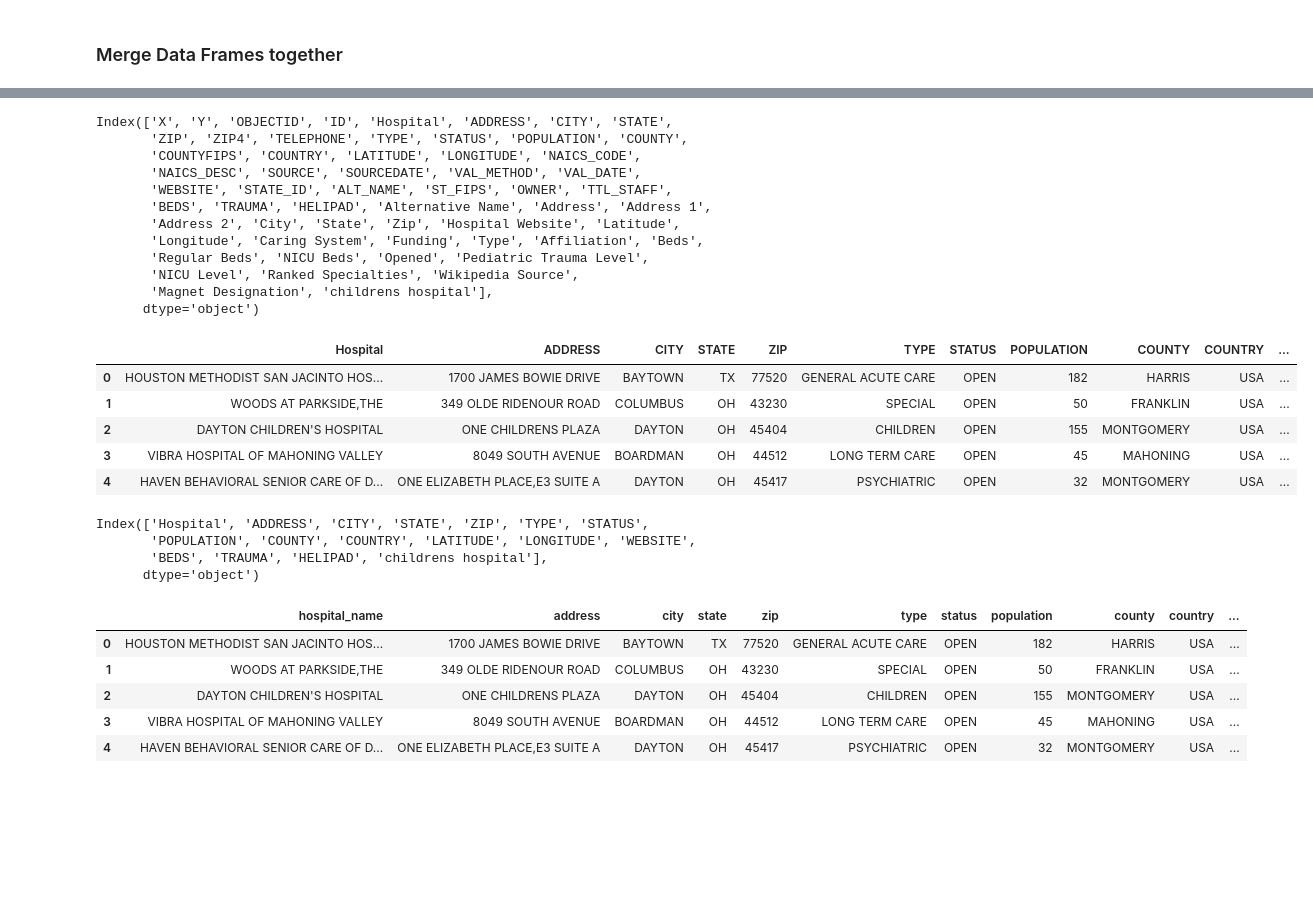
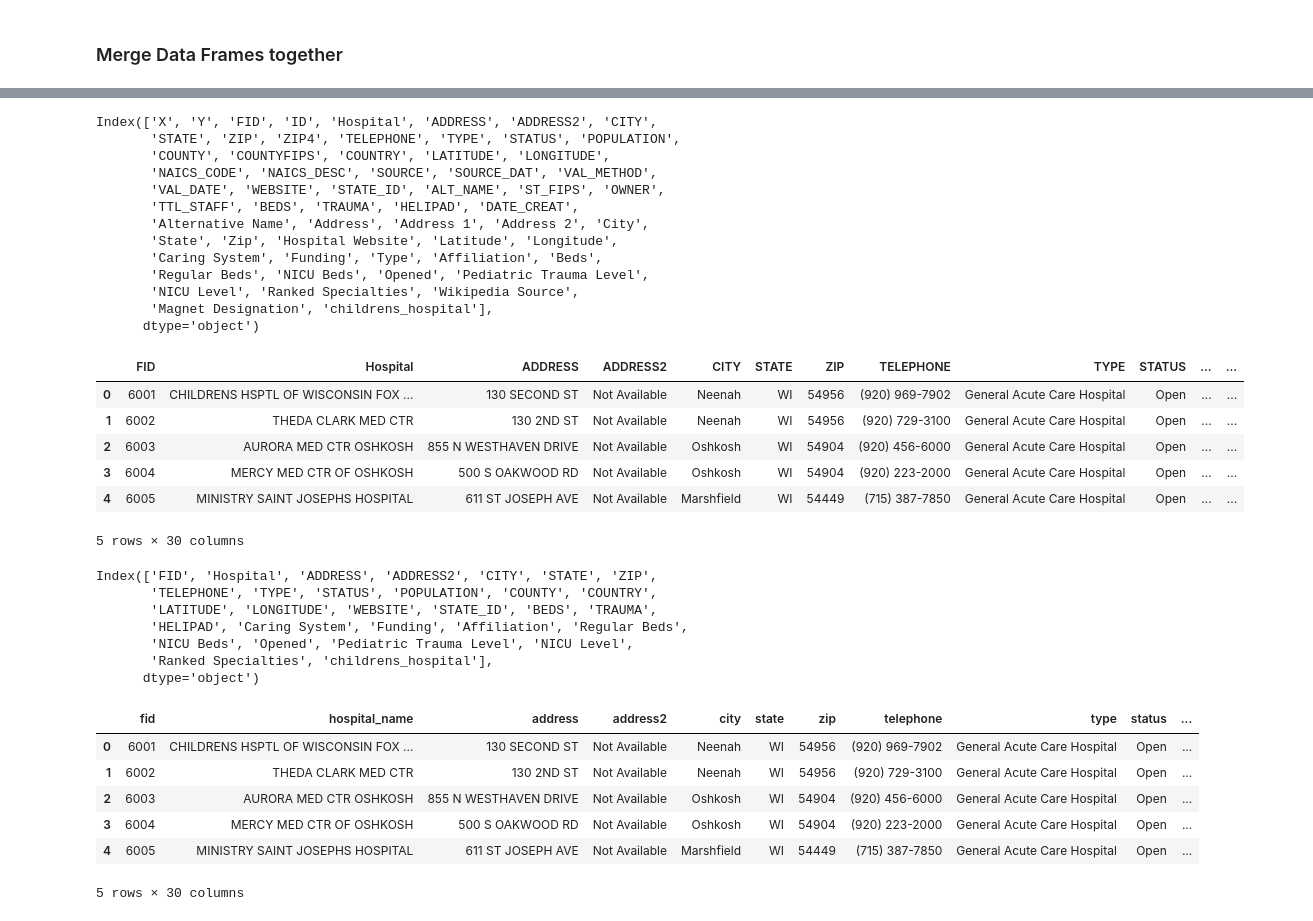
Before and after one commit to maproctor95/hospitals_ETL, a Jupyter notebook: ETL_Mini_Project.ipynb, the cells around one changed output, grey strips where cells are left out. Saved outputs shown, nothing was run; the diff lists cells and outputs as text; code cells hidden in the pictures; blank space fills up the shorter version.

Commit message:
new data

```diff
--- a/ETL_Mini_Project.ipynb
+++ b/ETL_Mini_Project.ipynb
@@ -7,6 +7,6 @@ pd.set_option('max_colwidth', 400)
 ### Extract the Hospital.csv Data
 # %%
 # Read the data into a Pandas DataFrame
-Hospital_info_df = pd.read_csv('Data/Hospitals.csv')
+Hospital_info_df = pd.read_csv('Data/Hospitals_data_world.csv')
 Hospital_info_df.head()
 # %% [output]
@@ -108,7 +108,7 @@ Index(['Hospital', 'Alternative Name', 'Address', 'Address 1', 'Address 2',
        'Magnet Designation'],
       dtype='object')
 # %%
-children_hospital_info_df[["childrens_hospital"]] = 'yes'
+children_hospital_info_df[["childrens_hospital"]] = 'TRUE'
 # %%
 children_hospital_info_df.head()
 # %% [output]
@@ -137,56 +137,61 @@ Hospitals_merged_df.tail()
 # Get the columns.
 Hospitals_merged_df.columns
 # %% [output]
-Index(['X', 'Y', 'OBJECTID', 'ID', 'Hospital', 'ADDRESS', 'CITY', 'STATE',
-       'ZIP', 'ZIP4', 'TELEPHONE', 'TYPE', 'STATUS', 'POPULATION', 'COUNTY',
-       'COUNTYFIPS', 'COUNTRY', 'LATITUDE', 'LONGITUDE', 'NAICS_CODE',
-       'NAICS_DESC', 'SOURCE', 'SOURCEDATE', 'VAL_METHOD', 'VAL_DATE',
-       'WEBSITE', 'STATE_ID', 'ALT_NAME', 'ST_FIPS', 'OWNER', 'TTL_STAFF',
-       'BEDS', 'TRAUMA', 'HELIPAD', 'Alternative Name', 'Address', 'Address 1',
-       'Address 2', 'City', 'State', 'Zip', 'Hospital Website', 'Latitude',
-       'Longitude', 'Caring System', 'Funding', 'Type', 'Affiliation', 'Beds',
+Index(['X', 'Y', 'FID', 'ID', 'Hospital', 'ADDRESS', 'ADDRESS2', 'CITY',
+       'STATE', 'ZIP', 'ZIP4', 'TELEPHONE', 'TYPE', 'STATUS', 'POPULATION',
+       'COUNTY', 'COUNTYFIPS', 'COUNTRY', 'LATITUDE', 'LONGITUDE',
+       'NAICS_CODE', 'NAICS_DESC', 'SOURCE', 'SOURCE_DAT', 'VAL_METHOD',
+       'VAL_DATE', 'WEBSITE', 'STATE_ID', 'ALT_NAME', 'ST_FIPS', 'OWNER',
+       'TTL_STAFF', 'BEDS', 'TRAUMA', 'HELIPAD', 'DATE_CREAT',
+       'Alternative Name', 'Address', 'Address 1', 'Address 2', 'City',
+       'State', 'Zip', 'Hospital Website', 'Latitude', 'Longitude',
+       'Caring System', 'Funding', 'Type', 'Affiliation', 'Beds',
        'Regular Beds', 'NICU Beds', 'Opened', 'Pediatric Trauma Level',
        'NICU Level', 'Ranked Specialties', 'Wikipedia Source',
-       'Magnet Designation', 'childrens hospital'],
+       'Magnet Designation', 'childrens_hospital'],
       dtype='object')
 # %%
 #Delete the unwanted columns
-Hospitals_merged_df = Hospitals_merged_df.drop(columns={'X', 'Y', 'OBJECTID', 'ID', 'ZIP4', 'TELEPHONE',
-       'COUNTYFIPS', 'NAICS_CODE',
-       'NAICS_DESC', 'SOURCE', 'SOURCEDATE', 'VAL_METHOD', 'VAL_DATE', 'STATE_ID', 'ALT_NAME', 'ST_FIPS', 'OWNER', 'TTL_STAFF',
-        'Alternative Name', 'Address', 'Address 1',
-       'Address 2', 'City', 'State', 'Zip', 'Hospital Website', 'Latitude',
-       'Longitude', 'Type', 'Affiliation', 'Opened',
-        'Ranked Specialties', 'Wikipedia Source',
-       'Magnet Designation', 'Caring System', 'Funding', 'Type', 'Affiliation', 'Beds',
-       'Regular Beds', 'NICU Beds', 'Opened', 'Pediatric Trauma Level',
-       'NICU Level', 'Ranked Specialties', 'Wikipedia Source',
+Hospitals_merged_df = Hospitals_merged_df.drop(columns={'X', 'Y', 'ID',
+       'ZIP4',
+       'COUNTYFIPS',
+       'NAICS_CODE', 'NAICS_DESC', 'SOURCE', 'SOURCE_DAT', 'VAL_METHOD',
+       'VAL_DATE', 'ALT_NAME', 'ST_FIPS', 'OWNER',
+       'TTL_STAFF', 'DATE_CREAT', 'Beds',
+       'Alternative Name', 'Address', 'Address 1', 'Address 2', 'City',
+       'State', 'Zip', 'Hospital Website', 'Latitude', 'Longitude',
+         'Type', 'Wikipedia Source',
        'Magnet Designation'})
 Hospitals_merged_df.head()
 # %% [output]
-|  | Hospital | ADDRESS | CITY | STATE | ZIP | TYPE | STATUS | POPULATION | COUNTY | COUNTRY | ... |
-| 0 | HOUSTON METHODIST SAN JACINTO HOS... | 1700 JAMES BOWIE DRIVE | BAYTOWN | TX | 77520 | GENERAL ACUTE CARE | OPEN | 182 | HARRIS | USA | ... |
-| 1 | WOODS AT PARKSIDE,THE | 349 OLDE RIDENOUR ROAD | COLUMBUS | OH | 43230 | SPECIAL | OPEN | 50 | FRANKLIN | USA | ... |
-| 2 | DAYTON CHILDREN'S HOSPITAL | ONE CHILDRENS PLAZA | DAYTON | OH | 45404 | CHILDREN | OPEN | 155 | MONTGOMERY | USA | ... |
-| 3 | VIBRA HOSPITAL OF MAHONING VALLEY | 8049 SOUTH AVENUE | BOARDMAN | OH | 44512 | LONG TERM CARE | OPEN | 45 | MAHONING | USA | ... |
-| 4 | HAVEN BEHAVIORAL SENIOR CARE OF D... | ONE ELIZABETH PLACE,E3 SUITE A | DAYTON | OH | 45417 | PSYCHIATRIC | OPEN | 32 | MONTGOMERY | USA | ... |
+|  | FID | Hospital | ADDRESS | ADDRESS2 | CITY | STATE | ZIP | TELEPHONE | TYPE | STATUS | ... | ... |
+| 0 | 6001 | CHILDRENS HSPTL OF WISCONSIN FOX ... | 130 SECOND ST | Not Available | Neenah | WI | 54956 | (920) 969-7902 | General Acute Care Hospital | Open | ... | ... |
+| 1 | 6002 | THEDA CLARK MED CTR | 130 2ND ST | Not Available | Neenah | WI | 54956 | (920) 729-3100 | General Acute Care Hospital | Open | ... | ... |
+| 2 | 6003 | AURORA MED CTR OSHKOSH | 855 N WESTHAVEN DRIVE | Not Available | Oshkosh | WI | 54904 | (920) 456-6000 | General Acute Care Hospital | Open | ... | ... |
+| 3 | 6004 | MERCY MED CTR OF OSHKOSH | 500 S OAKWOOD RD | Not Available | Oshkosh | WI | 54904 | (920) 223-2000 | General Acute Care Hospital | Open | ... | ... |
+| 4 | 6005 | MINISTRY SAINT JOSEPHS HOSPITAL | 611 ST JOSEPH AVE | Not Available | Marshfield | WI | 54449 | (715) 387-7850 | General Acute Care Hospital | Open | ... | ... |
+5 rows × 30 columns
 # %%
 Hospitals_merged_df.columns
 # %% [output]
-Index(['Hospital', 'ADDRESS', 'CITY', 'STATE', 'ZIP', 'TYPE', 'STATUS',
-       'POPULATION', 'COUNTY', 'COUNTRY', 'LATITUDE', 'LONGITUDE', 'WEBSITE',
-       'BEDS', 'TRAUMA', 'HELIPAD', 'childrens hospital'],
+Index(['FID', 'Hospital', 'ADDRESS', 'ADDRESS2', 'CITY', 'STATE', 'ZIP',
+       'TELEPHONE', 'TYPE', 'STATUS', 'POPULATION', 'COUNTY', 'COUNTRY',
+       'LATITUDE', 'LONGITUDE', 'WEBSITE', 'STATE_ID', 'BEDS', 'TRAUMA',
+       'HELIPAD', 'Caring System', 'Funding', 'Affiliation', 'Regular Beds',
+       'NICU Beds', 'Opened', 'Pediatric Trauma Level', 'NICU Level',
+       'Ranked Specialties', 'childrens_hospital'],
       dtype='object')
 # %%
 # Rename the columns.
 Hospitals_merged_df = Hospitals_merged_df.rename(columns={'Hospital': 'hospital_name', 'ADDRESS': 'address', 'CITY': 'city', 'STATE': 'state', 'ZIP': 'zip', 'TYPE': 'type', 'STATUS': 'status',
        'POPULATION': 'population', 'COUNTY': 'county', 'COUNTRY': 'country', 'LATITUDE': 'latitude', 'LONGITUDE': 'longitude', 'WEBSITE': 'website',
-       'BEDS': 'beds', 'TRAUMA': 'trauma', 'HELIPAD': 'helipad'})
+       'BEDS': 'beds', 'TRAUMA': 'trauma', 'HELIPAD': 'helipad', 'ADDRESS2': 'address2', 'TELEPHONE':'telephone', 'FID': 'fid', 'STATEID': 'stateid'})
 Hospitals_merged_df.head()
 # %% [output]
-|  | hospital_name | address | city | state | zip | type | status | population | county | country | ... |
-| 0 | HOUSTON METHODIST SAN JACINTO HOS... | 1700 JAMES BOWIE DRIVE | BAYTOWN | TX | 77520 | GENERAL ACUTE CARE | OPEN | 182 | HARRIS | USA | ... |
-| 1 | WOODS AT PARKSIDE,THE | 349 OLDE RIDENOUR ROAD | COLUMBUS | OH | 43230 | SPECIAL | OPEN | 50 | FRANKLIN | USA | ... |
-| 2 | DAYTON CHILDREN'S HOSPITAL | ONE CHILDRENS PLAZA | DAYTON | OH | 45404 | CHILDREN | OPEN | 155 | MONTGOMERY | USA | ... |
-| 3 | VIBRA HOSPITAL OF MAHONING VALLEY | 8049 SOUTH AVENUE | BOARDMAN | OH | 44512 | LONG TERM CARE | OPEN | 45 | MAHONING | USA | ... |
-| 4 | HAVEN BEHAVIORAL SENIOR CARE OF D... | ONE ELIZABETH PLACE,E3 SUITE A | DAYTON | OH | 45417 | PSYCHIATRIC | OPEN | 32 | MONTGOMERY | USA | ... |
+|  | fid | hospital_name | address | address2 | city | state | zip | telephone | type | status | ... |
+| 0 | 6001 | CHILDRENS HSPTL OF WISCONSIN FOX ... | 130 SECOND ST | Not Available | Neenah | WI | 54956 | (920) 969-7902 | General Acute Care Hospital | Open | ... |
+| 1 | 6002 | THEDA CLARK MED CTR | 130 2ND ST | Not Available | Neenah | WI | 54956 | (920) 729-3100 | General Acute Care Hospital | Open | ... |
+| 2 | 6003 | AURORA MED CTR OSHKOSH | 855 N WESTHAVEN DRIVE | Not Available | Oshkosh | WI | 54904 | (920) 456-6000 | General Acute Care Hospital | Open | ... |
+| 3 | 6004 | MERCY MED CTR OF OSHKOSH | 500 S OAKWOOD RD | Not Available | Oshkosh | WI | 54904 | (920) 223-2000 | General Acute Care Hospital | Open | ... |
+| 4 | 6005 | MINISTRY SAINT JOSEPHS HOSPITAL | 611 ST JOSEPH AVE | Not Available | Marshfield | WI | 54449 | (715) 387-7850 | General Acute Care Hospital | Open | ... |
+5 rows × 30 columns
```
Also changed, not shown: parts of 8 cells of this notebook, 7 other files.
